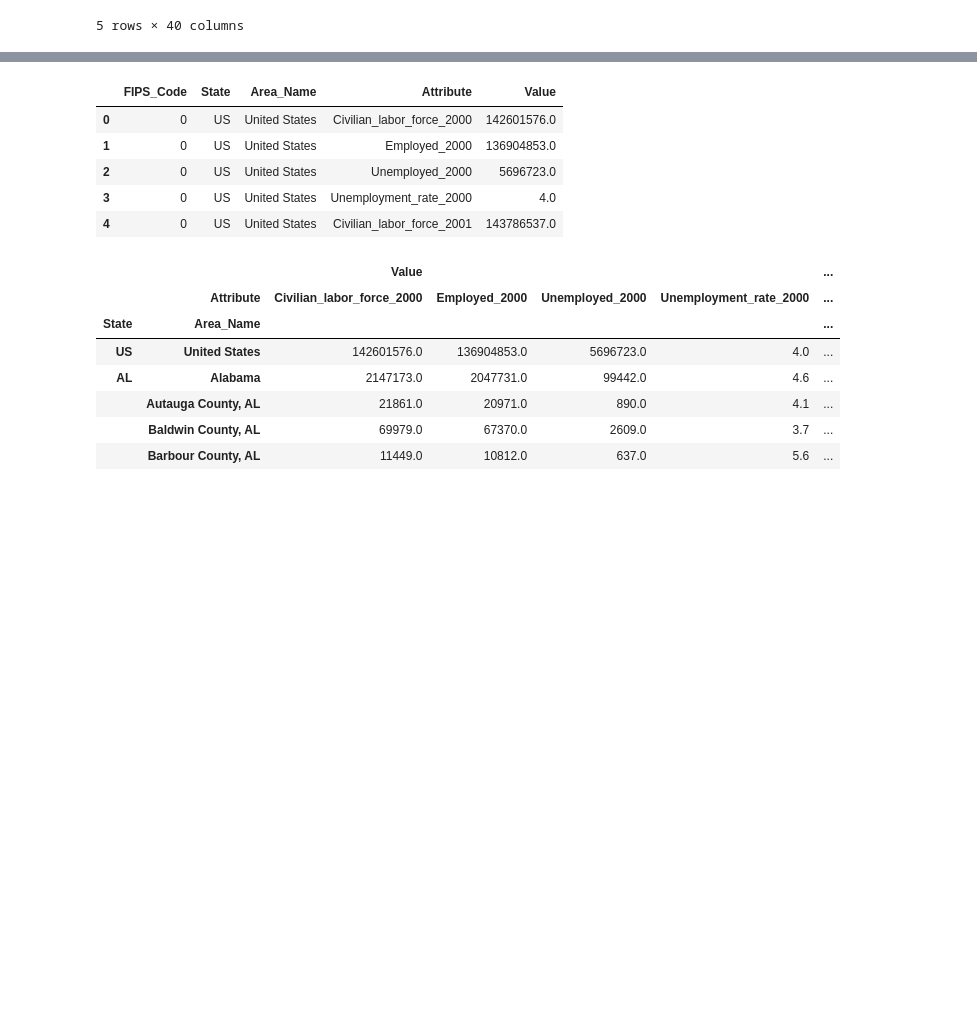
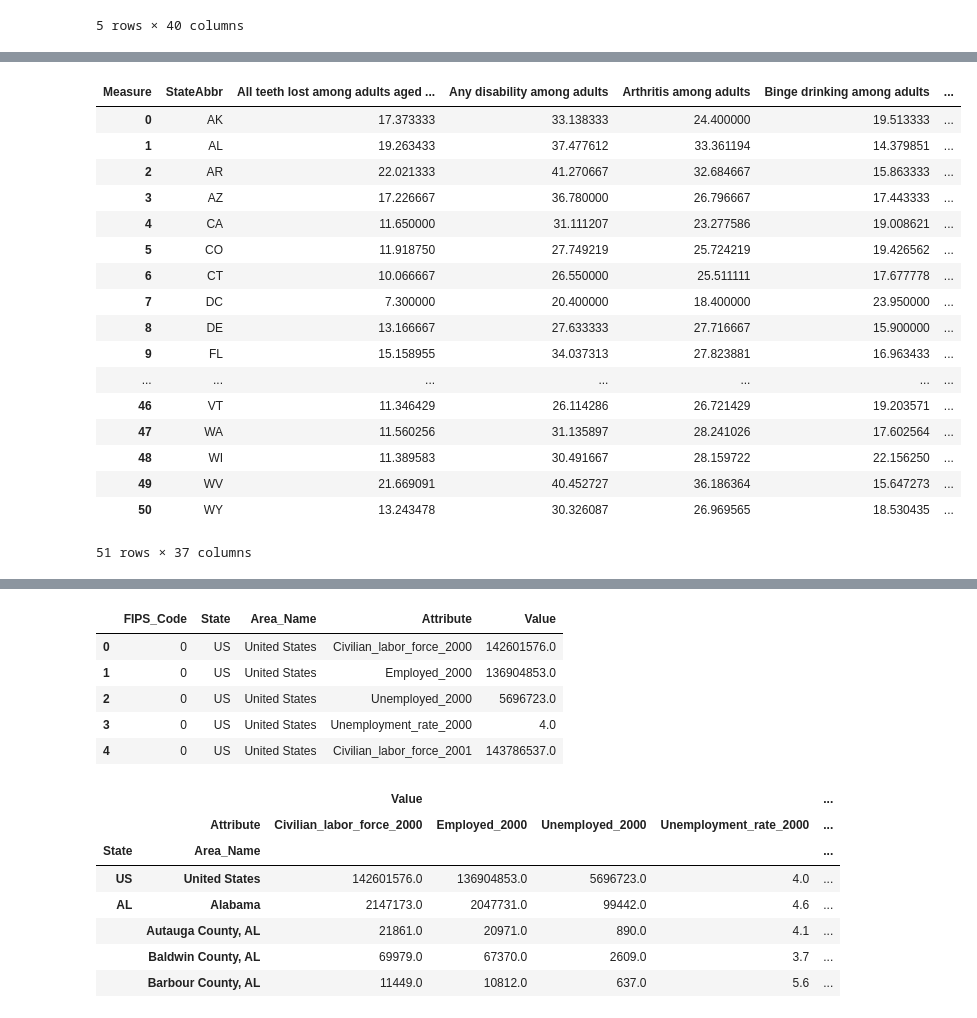
Before and after one commit to k2narendra/Income_vs_Health_Analysis, a Jupyter notebook: Notebook/Capstone_income_vs_Health.ipynb, the cells around one changed output, grey strips where cells are left out. Saved outputs shown, nothing was run; the diff lists cells and outputs as text; code cells hidden in the pictures; blank space fills up the shorter version.

```diff
--- a/Notebook/Capstone_income_vs_Health.ipynb
+++ b/Notebook/Capstone_income_vs_Health.ipynb
@@ -134,7 +168,8 @@ income_2022.head()
 pivoted_2022 = income_2022.pivot_table(
     index=('Year', 'StateAbbr', 'LocationName', 'Geolocation'),
     columns='Measure',
-    values=['Data_Value']
+    values=['Data_Value'],
+    sort=False
 
 )
 # %%
@@ -191,0 +227,25 @@ pivoted_2022.to_csv('health_2022.csv', index=False)
+# %%
+Health_state_2022 = pivoted_2022.drop(columns = ['Geolocation', 'LocationName', 'Year'])
+# %%
+Health_state_2022 = Health_state_2022.groupby('StateAbbr').mean().reset_index()
+# %%
+Health_state_2022
+# %% [output]
+| Measure | StateAbbr | All teeth lost among adults aged ... | Any disability among adults | Arthritis among adults | Binge drinking among adults | ... |
+| 0 | AK | 17.373333 | 33.138333 | 24.400000 | 19.513333 | ... |
+| 1 | AL | 19.263433 | 37.477612 | 33.361194 | 14.379851 | ... |
+| 2 | AR | 22.021333 | 41.270667 | 32.684667 | 15.863333 | ... |
+| 3 | AZ | 17.226667 | 36.780000 | 26.796667 | 17.443333 | ... |
+| 4 | CA | 11.650000 | 31.111207 | 23.277586 | 19.008621 | ... |
+| 5 | CO | 11.918750 | 27.749219 | 25.724219 | 19.426562 | ... |
+| 6 | CT | 10.066667 | 26.550000 | 25.511111 | 17.677778 | ... |
+| 7 | DC | 7.300000 | 20.400000 | 18.400000 | 23.950000 | ... |
+| 8 | DE | 13.166667 | 27.633333 | 27.716667 | 15.900000 | ... |
+| 9 | FL | 15.158955 | 34.037313 | 27.823881 | 16.963433 | ... |
+| ... | ... | ... | ... | ... | ... | ... |
+| 46 | VT | 11.346429 | 26.114286 | 26.721429 | 19.203571 | ... |
+| 47 | WA | 11.560256 | 31.135897 | 28.241026 | 17.602564 | ... |
+| 48 | WI | 11.389583 | 30.491667 | 28.159722 | 22.156250 | ... |
+| 49 | WV | 21.669091 | 40.452727 | 36.186364 | 15.647273 | ... |
+| 50 | WY | 13.243478 | 30.326087 | 26.969565 | 18.530435 | ... |
+51 rows × 37 columns
```
Also changed, not shown: parts of 25 cells of this notebook.
